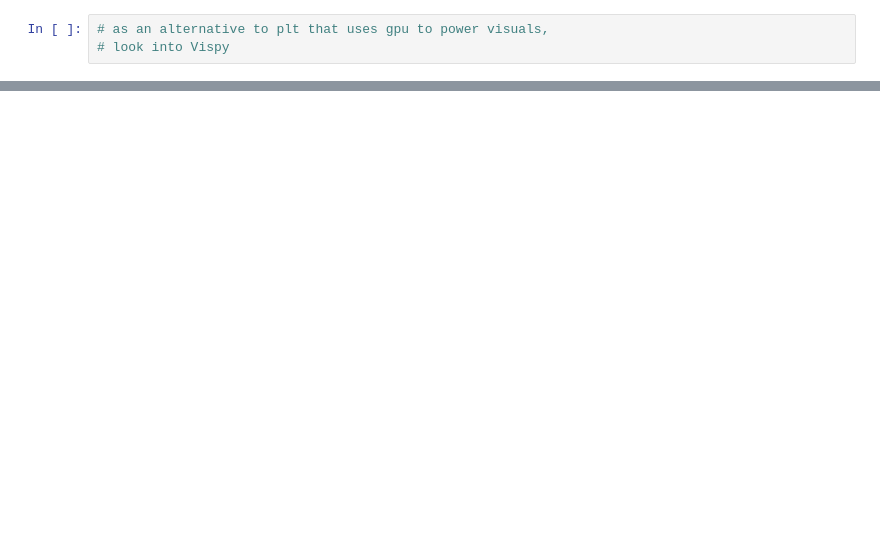
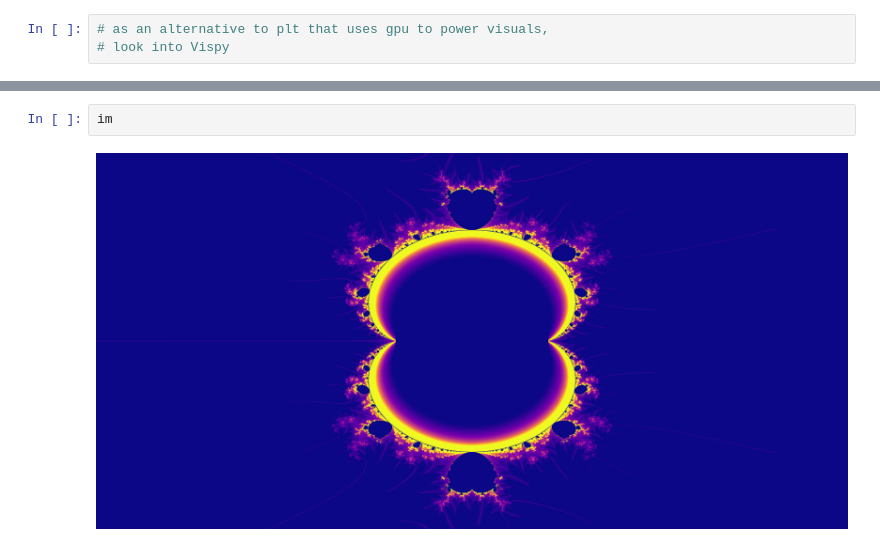
Before and after one commit to Ndj3315/Mandelbrot, a Jupyter notebook: mandelbrot_gpu.ipynb, the cells around one changed output, grey strips where cells are left out. Cells and saved outputs as stored; diff of their text form; blank space fills up the shorter version.

```diff
--- a/mandelbrot_gpu.ipynb
+++ b/mandelbrot_gpu.ipynb
@@ -59,0 +92,4 @@ fig.show()
+# %%
+im
+# %% [output]
+[figure, added]
```
Also changed, not shown: parts of 12 cells of this notebook.
